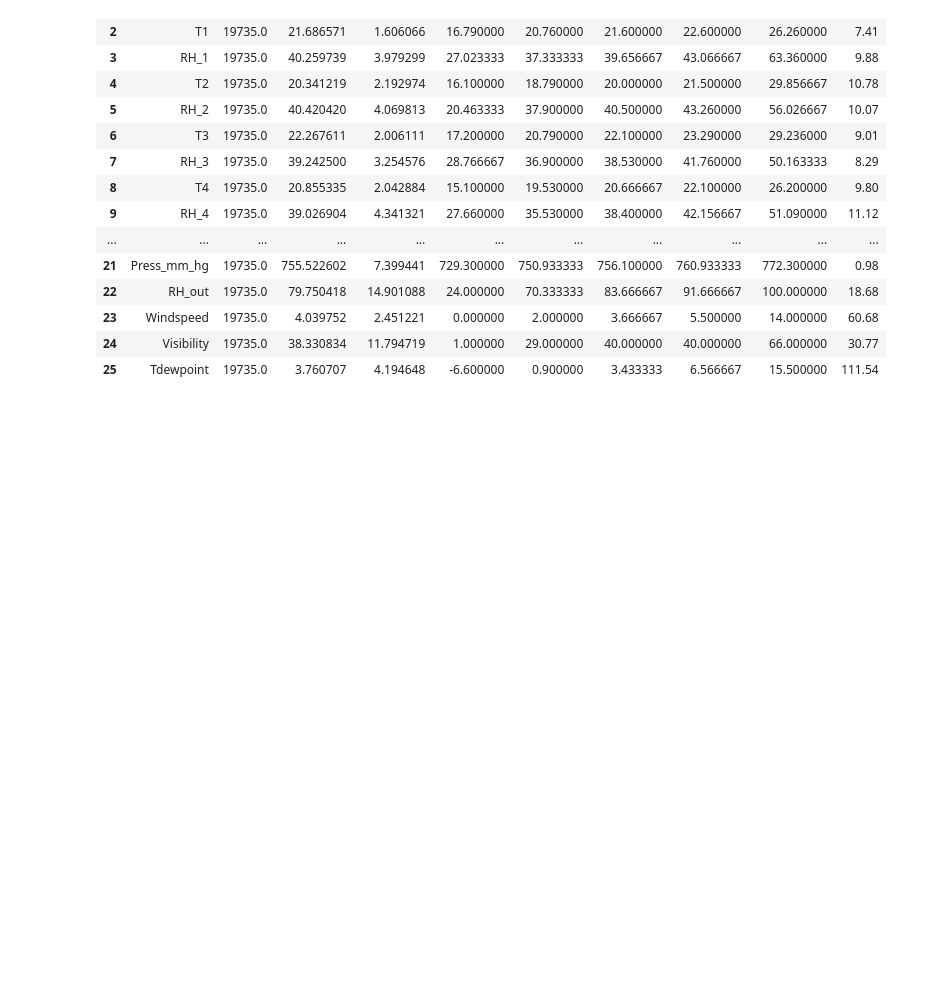
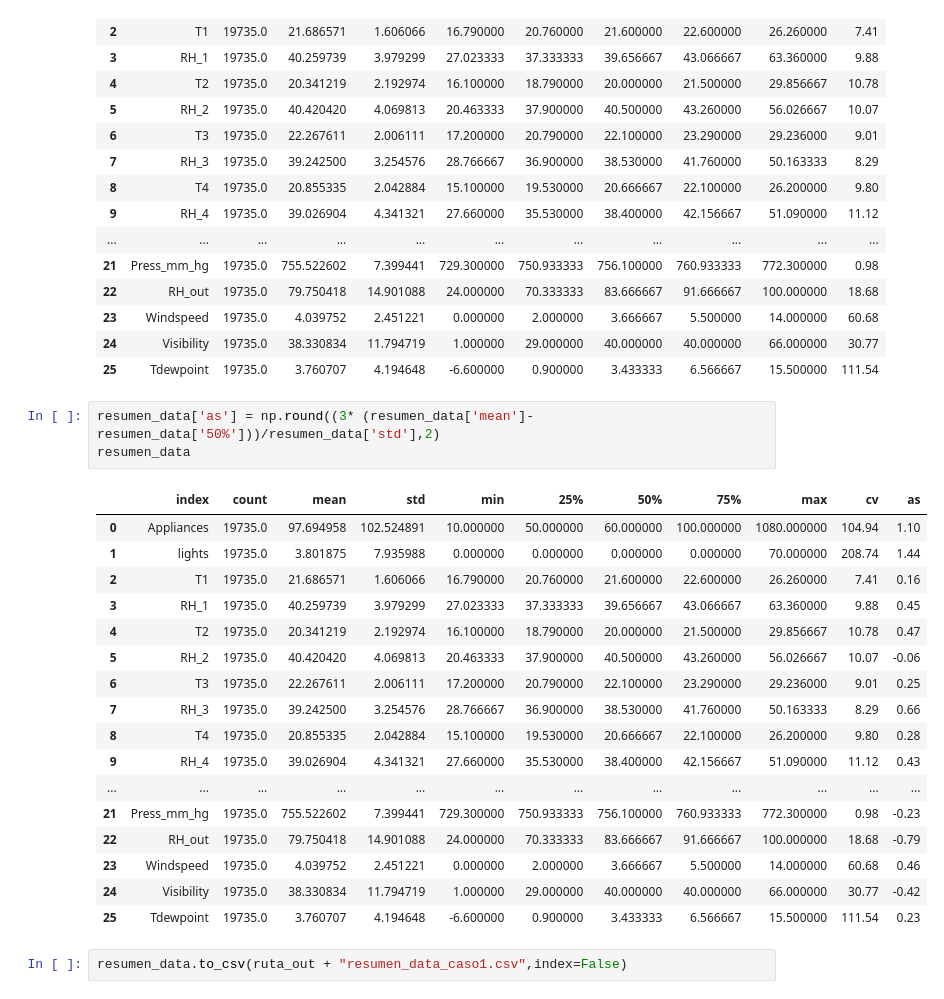
Before and after one commit to PabloAndree/Python_PA, a Jupyter notebook: Procesamiento_de_información_para_ML.ipynb, the cells around one changed output. Saved outputs shown, nothing was run; the diff lists cells and outputs as text; blank space fills up the shorter version.

```diff
--- a/Procesamiento_de_información_para_ML.ipynb
+++ b/Procesamiento_de_información_para_ML.ipynb
@@ -83,3 +83,26 @@ resumen_data
 | 23 | Windspeed | 19735.0 | 4.039752 | 2.451221 | 0.000000 | 2.000000 | 3.666667 | 5.500000 | 14.000000 | 60.68 |
 | 24 | Visibility | 19735.0 | 38.330834 | 11.794719 | 1.000000 | 29.000000 | 40.000000 | 40.000000 | 66.000000 | 30.77 |
 | 25 | Tdewpoint | 19735.0 | 3.760707 | 4.194648 | -6.600000 | 0.900000 | 3.433333 | 6.566667 | 15.500000 | 111.54 |
+# %%
+resumen_data['as'] = np.round((3* (resumen_data['mean']- resumen_data['50%']))/resumen_data['std'],2)
+resumen_data
+# %% [output]
+|  | index | count | mean | std | min | 25% | 50% | 75% | max | cv | as |
+| 0 | Appliances | 19735.0 | 97.694958 | 102.524891 | 10.000000 | 50.000000 | 60.000000 | 100.000000 | 1080.000000 | 104.94 | 1.10 |
+| 1 | lights | 19735.0 | 3.801875 | 7.935988 | 0.000000 | 0.000000 | 0.000000 | 0.000000 | 70.000000 | 208.74 | 1.44 |
+| 2 | T1 | 19735.0 | 21.686571 | 1.606066 | 16.790000 | 20.760000 | 21.600000 | 22.600000 | 26.260000 | 7.41 | 0.16 |
+| 3 | RH_1 | 19735.0 | 40.259739 | 3.979299 | 27.023333 | 37.333333 | 39.656667 | 43.066667 | 63.360000 | 9.88 | 0.45 |
+| 4 | T2 | 19735.0 | 20.341219 | 2.192974 | 16.100000 | 18.790000 | 20.000000 | 21.500000 | 29.856667 | 10.78 | 0.47 |
+| 5 | RH_2 | 19735.0 | 40.420420 | 4.069813 | 20.463333 | 37.900000 | 40.500000 | 43.260000 | 56.026667 | 10.07 | -0.06 |
+| 6 | T3 | 19735.0 | 22.267611 | 2.006111 | 17.200000 | 20.790000 | 22.100000 | 23.290000 | 29.236000 | 9.01 | 0.25 |
+| 7 | RH_3 | 19735.0 | 39.242500 | 3.254576 | 28.766667 | 36.900000 | 38.530000 | 41.760000 | 50.163333 | 8.29 | 0.66 |
+| 8 | T4 | 19735.0 | 20.855335 | 2.042884 | 15.100000 | 19.530000 | 20.666667 | 22.100000 | 26.200000 | 9.80 | 0.28 |
+| 9 | RH_4 | 19735.0 | 39.026904 | 4.341321 | 27.660000 | 35.530000 | 38.400000 | 42.156667 | 51.090000 | 11.12 | 0.43 |
+| ... | ... | ... | ... | ... | ... | ... | ... | ... | ... | ... | ... |
+| 21 | Press_mm_hg | 19735.0 | 755.522602 | 7.399441 | 729.300000 | 750.933333 | 756.100000 | 760.933333 | 772.300000 | 0.98 | -0.23 |
+| 22 | RH_out | 19735.0 | 79.750418 | 14.901088 | 24.000000 | 70.333333 | 83.666667 | 91.666667 | 100.000000 | 18.68 | -0.79 |
+| 23 | Windspeed | 19735.0 | 4.039752 | 2.451221 | 0.000000 | 2.000000 | 3.666667 | 5.500000 | 14.000000 | 60.68 | 0.46 |
+| 24 | Visibility | 19735.0 | 38.330834 | 11.794719 | 1.000000 | 29.000000 | 40.000000 | 40.000000 | 66.000000 | 30.77 | -0.42 |
+| 25 | Tdewpoint | 19735.0 | 3.760707 | 4.194648 | -6.600000 | 0.900000 | 3.433333 | 6.566667 | 15.500000 | 111.54 | 0.23 |
+# %%
+resumen_data.to_csv(ruta_out + "resumen_data_caso1.csv",index=False)
```
Also changed, not shown: parts of 13 cells of this notebook.
